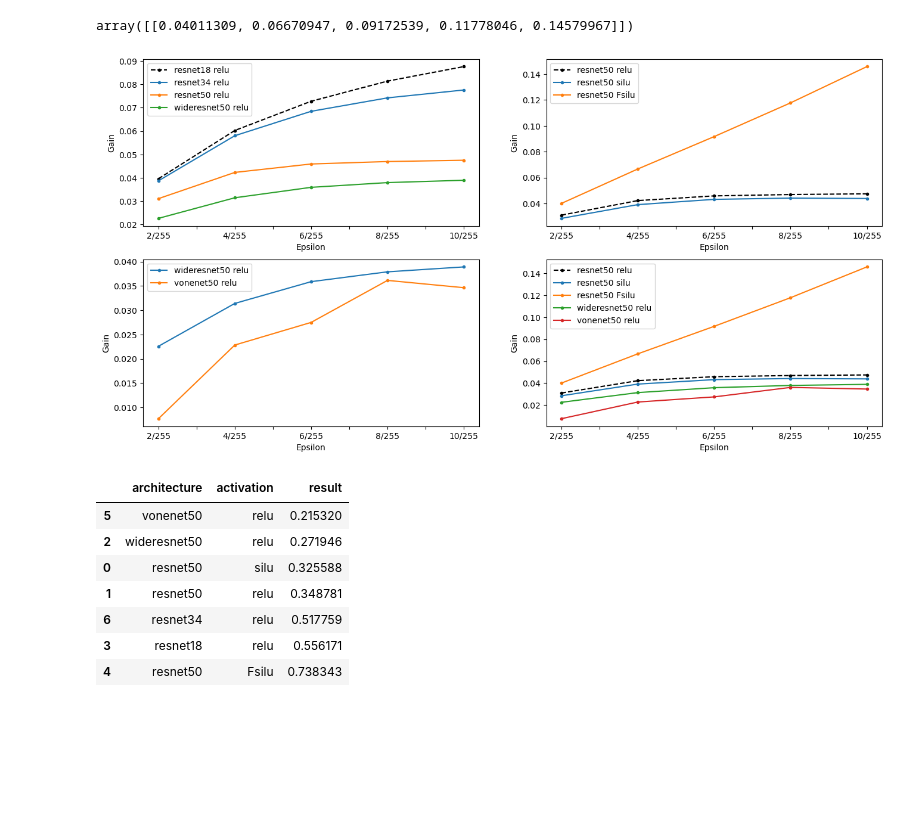
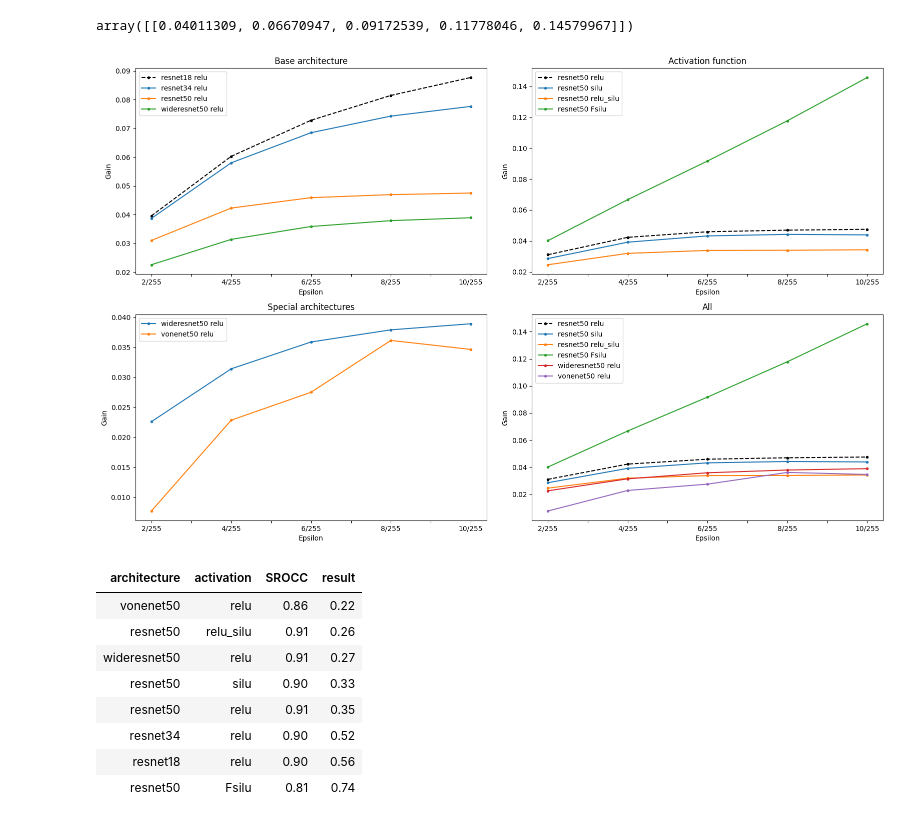
Before and after one commit to abhhfcgjk/VG_Architectural_Adversarial_Robustness, a Jupyter notebook: graphs.ipynb, the cells around one changed output. Cells and saved outputs as stored; diff of their text form; code cells hidden in the pictures; blank space fills up the shorter version.

Commit message:
new range

```diff
--- a/graphs.ipynb
+++ b/graphs.ipynb
@@ -20,46 +21,55 @@ data[(data["arch"]=="resnet50")&(data["activation"]=="Fsilu")].loc[:,"eps 2": "e
 array([[0.04011309, 0.06670947, 0.09172539, 0.11778046, 0.14579967]])
 # %%
 group1 = [("resnet18", "relu"), ("resnet34", "relu"), ("resnet50", "relu"), ("wideresnet50", "relu")]
-group2 = [("resnet50", "relu"), ("resnet50", "silu"), ("resnet50", "Fsilu")]
+group2 = [("resnet50", "relu"), ("resnet50", "silu"), ("resnet50", "relu_silu"),("resnet50", "Fsilu")]
 group3 = [("wideresnet50", "relu"),("vonenet50", "relu")]
 # %%
 group = group2 + group3
 groups = [group1, group2, group3, group]
 epsilons = [2, 4, 6, 8, 10]
 eps_labels = ['','2/255','','4/255','','6/255','','8/255','','10/255']
 
-fig, axs = plt.subplots(2,2, figsize=(16,8), subplot_kw={"xticklabels": eps_labels, "xlabel": "Epsilon", "ylabel": "Gain"})
+fig, axs = plt.subplots(2,2, figsize=(16,10), subplot_kw={"xticks": list(range(1,11)),"xticklabels": eps_labels, "xlabel": "Epsilon", "ylabel": "Gain"})
 baseline = [('resnet18','relu'),('resnet50','relu')]
+axs[0,0].set_title("Base architecture")
+axs[0,1].set_title("Activation function")
+axs[1,0].set_title("Special architectures")
+axs[1,1].set_title("All")
+fig.tight_layout()
 
 for i in range(4):
     axis = axs[i//2, i%2]
     grp = groups[i]
     for arch, activ in grp:
         y_axis = data[(data["arch"]==arch)&(data["activation"]==activ)].loc[:,f"eps {epsilons[0]}": f"eps {epsilons[-1]}"].values.tolist()[0]
         if (i==0 and (arch, activ) == baseline[0])or(i>0 and (arch, activ) == baseline[1]):
             axis.plot(epsilons, y_axis,'k--', marker=".",label=f"{arch} {activ}")
         else:
             axis.plot(epsilons, y_axis, marker=".",label=f"{arch} {activ}")
     axis.legend(loc="upper left")
 
 plt.show()
 # %% [output]
-[figure, old version]
+[figure, new version]
 # %%
 x = [2, 4, 6, 8, 10]
 grp = set(group1+group2+group3)
-df = pd.DataFrame(columns=['architecture', 'activation', 'result'])
+df = pd.DataFrame(columns=['architecture', 'activation', 'SROCC','result'])
 for arch, activ in grp:
     y_axis = data[(data["arch"]==arch)&(data["activation"]==activ)].loc[:,f"eps {epsilons[0]}": f"eps {epsilons[-1]}"].values.tolist()[0]
-
-    df.loc[len(df)] = {'architecture': arch, 'activation': activ, 'result': np.trapz(y_axis, x)}
-df.sort_values('result')
+    srocc = data[(data["arch"]==arch)&(data["activation"]==activ)].loc[:,"SROCC"].values.tolist()[0]
+    df.loc[len(df)] = {'architecture': arch,
+                       'activation': activ,
+                       'SROCC': format(srocc,'.2f'),
+                       'result': format(np.trapz(y_axis, x), '.2f')}
+df.sort_values('result').style.hide()
 # %% [output]
-|  | architecture | activation | result |
-| 5 | vonenet50 | relu | 0.215320 |
-| 2 | wideresnet50 | relu | 0.271946 |
-| 0 | resnet50 | silu | 0.325588 |
-| 1 | resnet50 | relu | 0.348781 |
-| 6 | resnet34 | relu | 0.517759 |
-| 3 | resnet18 | relu | 0.556171 |
-| 4 | resnet50 | Fsilu | 0.738343 |
+| architecture | activation | SROCC | result |
+| vonenet50 | relu | 0.86 | 0.22 |
+| resnet50 | relu_silu | 0.91 | 0.26 |
+| wideresnet50 | relu | 0.91 | 0.27 |
+| resnet50 | silu | 0.90 | 0.33 |
+| resnet50 | relu | 0.91 | 0.35 |
+| resnet34 | relu | 0.90 | 0.52 |
+| resnet18 | relu | 0.90 | 0.56 |
+| resnet50 | Fsilu | 0.81 | 0.74 |
```
Also changed, not shown: parts of 2 cells of this notebook, 4 other files.
